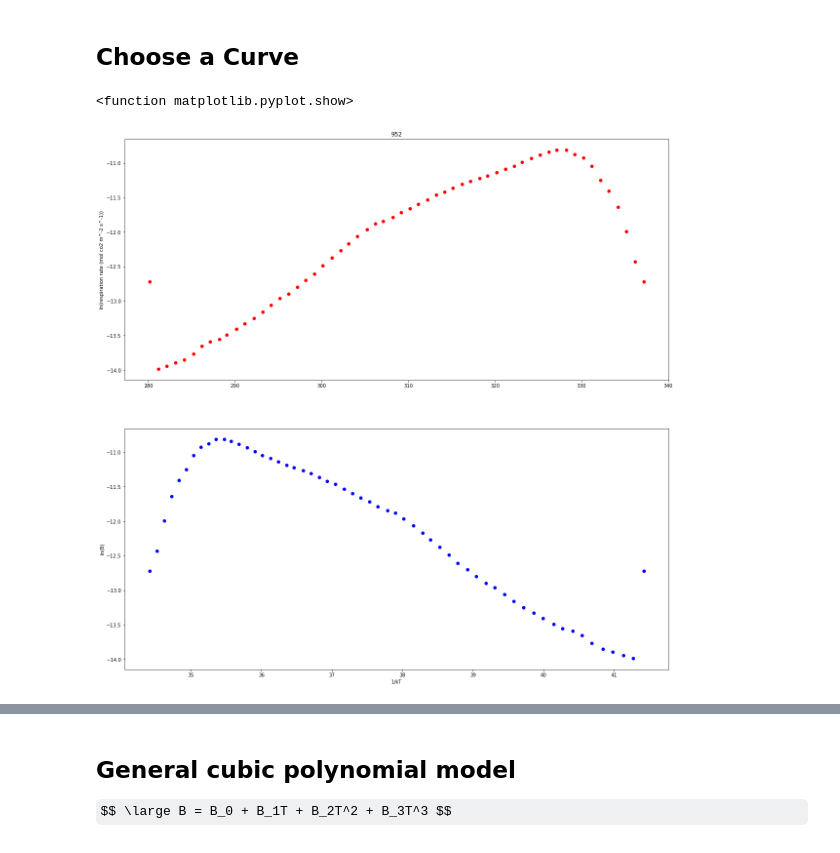
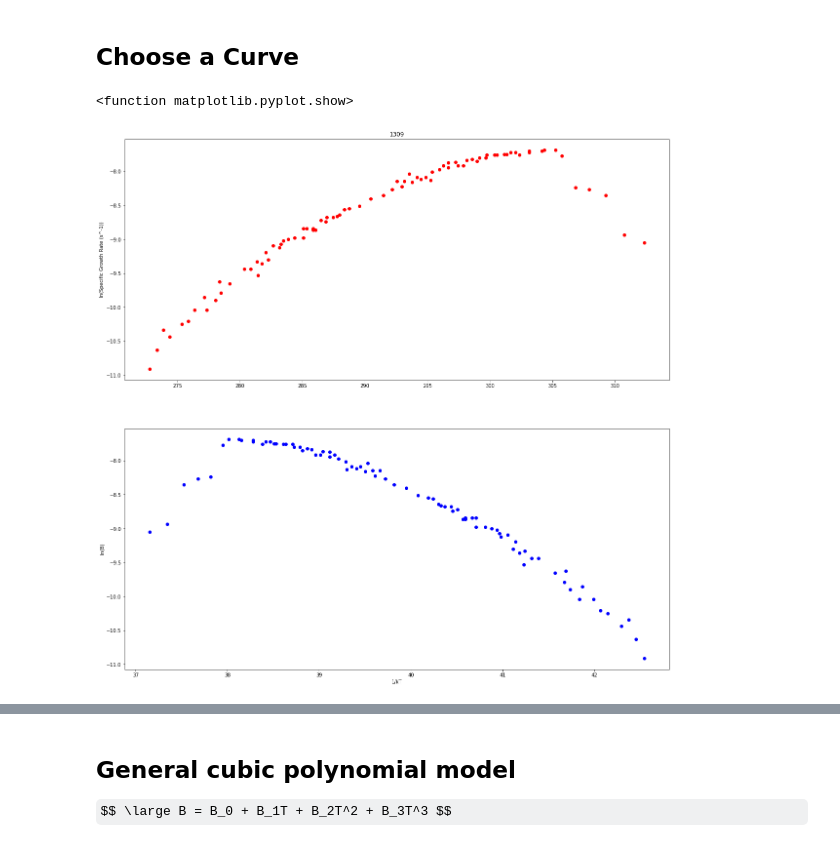
Before and after one commit to dbridg15/CMEECoursework, a Jupyter notebook: CMEEMiniProject/Code/newtry.ipynb, the cells around one changed output, grey strips where cells are left out. Saved outputs shown, nothing was run; the diff lists cells and outputs as text; code cells hidden in the pictures; some formulas as TeX source.

```diff
--- a/CMEEMiniProject/Code/newtry.ipynb
+++ b/CMEEMiniProject/Code/newtry.ipynb
@@ -68,41 +67,38 @@ GRDF["STVlogged"] = np.log(GRDF.StandardisedTraitValue)
 # %% [markdown]
 ## Choose a Curve
 # %%
-id = 952
+id = 1309
 
 curveDF = GRDF[GRDF["NewID"] == id]
 
 if curveDF["ConTemp"].isnull().any() == False:
     curveDF = curveDF.sort_values("ConTemp")
     xVals   = np.asarray(curveDF["ConTemp"])
 elif curveDF["AmbientTemp"].isnull().any() == False:
     curveDF = curveDF.sort_values("AmbientTemp")
     xVals   = np.asarray(curveDF["AmbientTemp"])
 elif curveDF["ResTemp"].isnull().any() == False:
     curveDF = curveDF.sort_values("ResTemp")
     xVals   = np.asarray(curveDF["ResTemp"])
 
 data    = np.asarray(curveDF["StandardisedTraitValue"])
 ldata   = np.asarray(curveDF["STVlogged"])
 
 ytitle = ("ln(" + curveDF["StandardisedTraitName"].iloc[0] + " (" +
           curveDF["StandardisedTraitUnit"].iloc[0] + "))")
 
-
 plt.figure(figsize = (20, 20))
 plt.subplot(211)
 plt.plot(xVals, ldata, 'ro')
 plt.ylabel(ytitle)
 plt.title(id)
 
 plt.subplot(212)
 plt.plot((1/(xVals*k)), ldata, 'bo')
 plt.xlabel("1/kT")
 plt.ylabel("ln(B)")
 
-
-
 plt.show
 # %% [output]
 <function matplotlib.pyplot.show>
-[figure, old version]
+[figure, new version]
```
Also changed, not shown: parts of 9 cells of this notebook.
